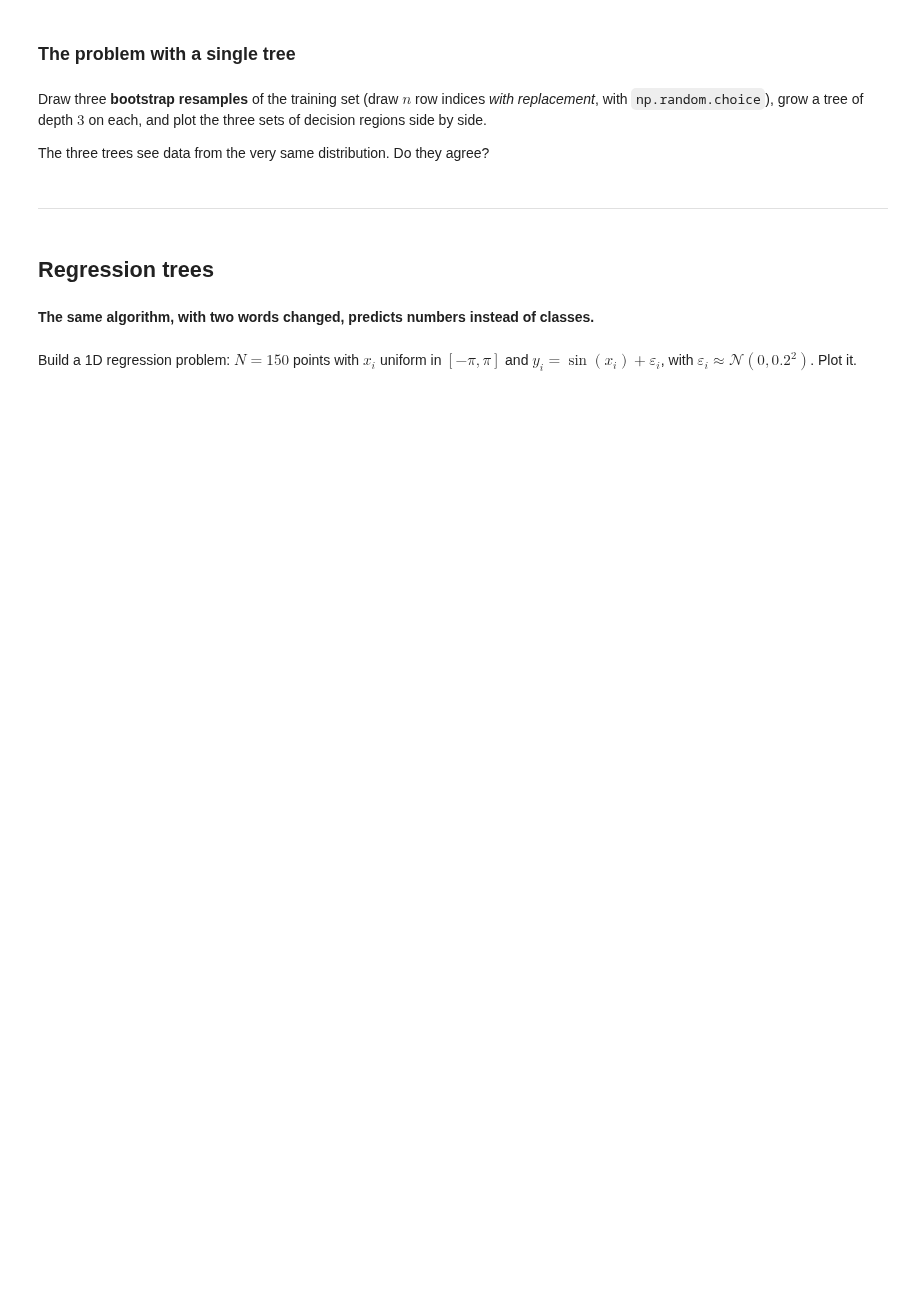
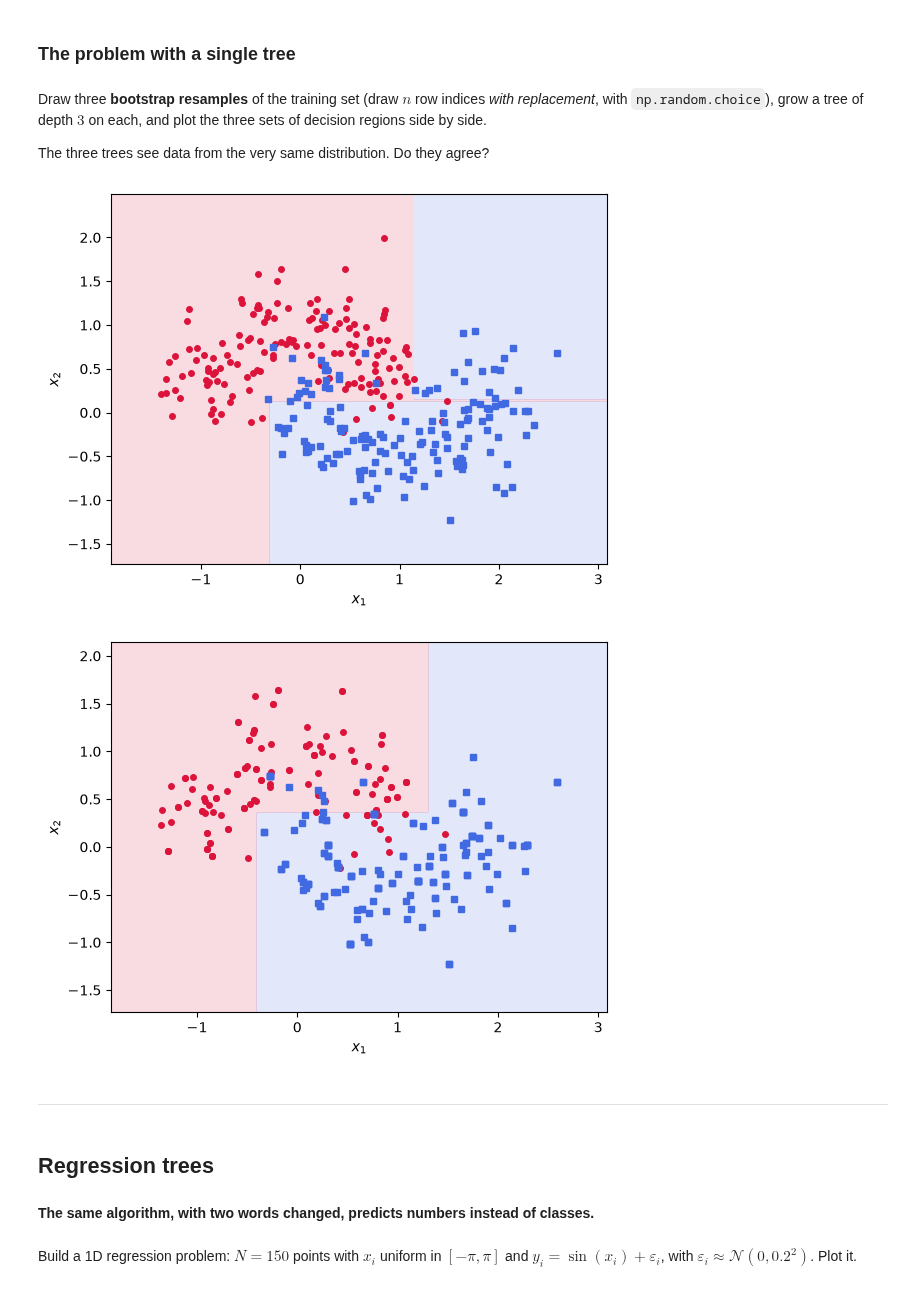
Before and after one commit to pauldubois98/AdcancedTopicsDataScience2026, a Jupyter notebook: Course03/numpy_trees-class.ipynb, the cells around one changed output. Cells and saved outputs as stored; diff of their text form; code cells hidden in the pictures; blank space fills up the shorter version.

```diff
--- a/Course03/numpy_trees-class.ipynb
+++ b/Course03/numpy_trees-class.ipynb
@@ -476,6 +490,23 @@ tree['feature'], tree['threshold']
 Draw three **bootstrap resamples** of the training set (draw $n$ row indices *with replacement*, with `np.random.choice`), grow a tree of depth $3$ on each, and plot the three sets of decision regions side by side.
 
 The three trees see data from the very same distribution. Do they agree?
+# %%
+N = len(X_train)
+indices = np.random.choice(N, N)
+X_train2 = X_train[indices]
+y_train2 = y_train[indices]
+
+tree = build_tree(X_train, y_train, max_depth=3, min_sample_leaf=1)
+tree2 = build_tree(X_train2, y_train2, max_depth=3, min_sample_leaf=1)
+
+
+plot_regions(lambda z: predict(tree, z), X_train, y_train)
+plt.show()
+plot_regions(lambda z: predict(tree2, z), X_train2, y_train2)
+plt.show()
+# %% [output]
+[figure, added]
+[figure, added]
 # %% [markdown]
 -----
 # %% [markdown]
```
Also changed, not shown: parts of 20 cells of this notebook, 2 other files.
